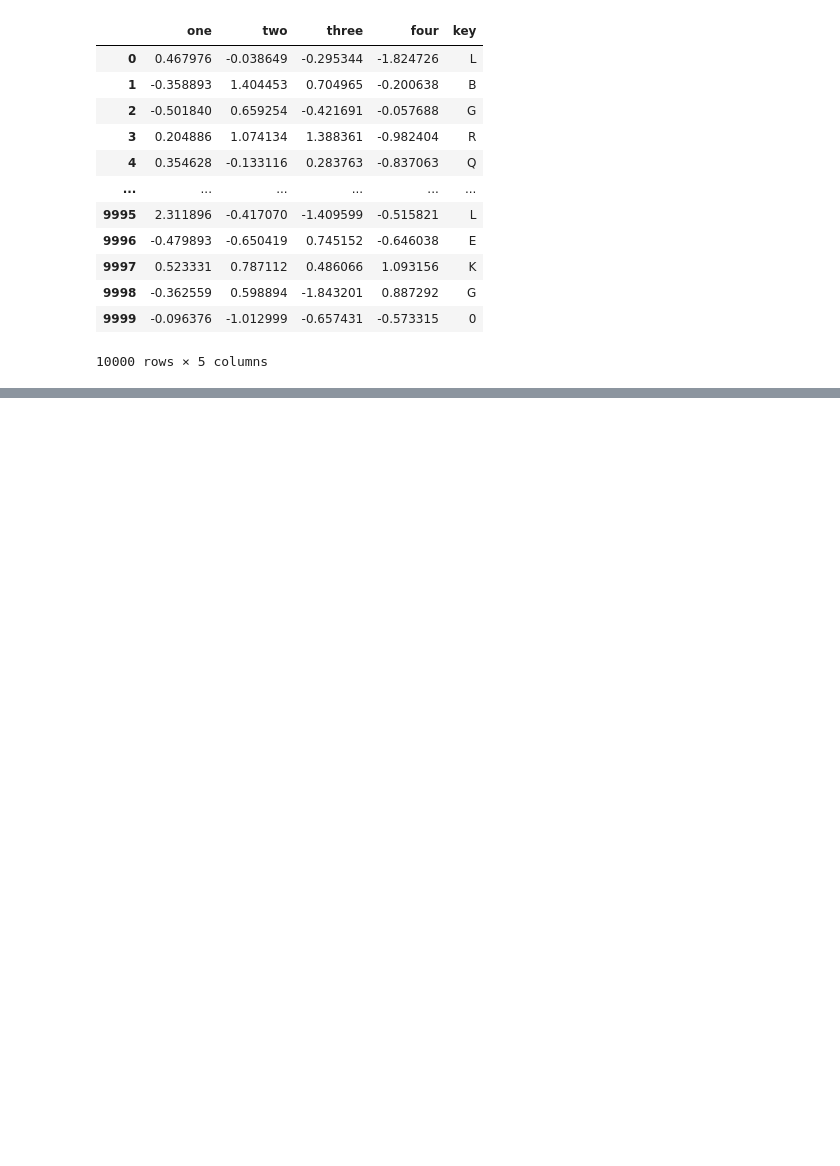
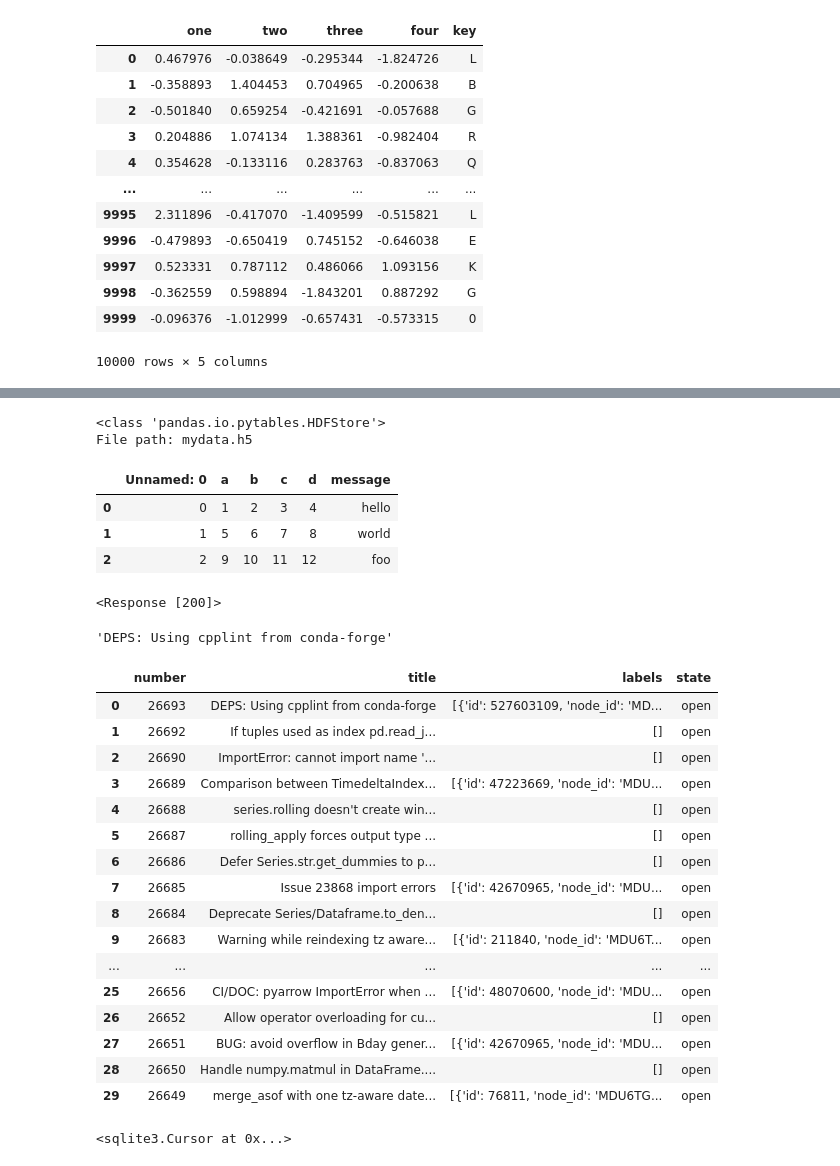
Before and after one commit to aaevan/learning-notes, a Jupyter notebook: chapter 6 notes 06-05-19.ipynb, the cells around one changed output, grey strips where cells are left out. Drawn from its saved outputs; the diff is of its cells as text; code cells hidden in the pictures; blank space fills up the shorter version.

```diff
--- a/chapter 6 notes 06-05-19.ipynb
+++ b/chapter 6 notes 06-05-19.ipynb
@@ -162,0 +490,5 @@ chunker = pd.read_csv('../pydata-book/examples/ex6.csv', chunksize=1000)
+# %%
+store
+# %% [output]
+<class 'pandas.io.pytables.HDFStore'>
+File path: mydata.h5
@@ -162,0 +501,7 @@ chunker = pd.read_csv('../pydata-book/examples/ex6.csv', chunksize=1000)
+# %%
+pd.read_excel(xlsx, 'Sheet1')
+# %% [output]
+|  | Unnamed: 0 | a | b | c | d | message |
+| 0 | 0 | 1 | 2 | 3 | 4 | hello |
+| 1 | 1 | 5 | 6 | 7 | 8 | world |
+| 2 | 2 | 9 | 10 | 11 | 12 | foo |
@@ -162,0 +518,37 @@ chunker = pd.read_csv('../pydata-book/examples/ex6.csv', chunksize=1000)
+# %%
+url = 'https://api.github.com/repos/pandas-dev/pandas/issues'
+# %%
+resp = requests.get(url)
+# %%
+resp
+# %% [output]
+<Response [200]>
+# %%
+data = resp.json()
+# %%
+data[0]['title']
+# %% [output]
+'DEPS: Using cpplint from conda-forge'
+# %%
+issues = pd.DataFrame(data, columns=['number', 'title',
+                                     'labels', 'state'])
+# %%
+issues
+# %% [output]
+|  | number | title | labels | state |
+| 0 | 26693 | DEPS: Using cpplint from conda-forge | [{'id': 527603109, 'node_id': 'MD... | open |
+| 1 | 26692 | If tuples used as index pd.read_j... | [] | open |
+| 2 | 26690 | ImportError: cannot import name '... | [] | open |
+| 3 | 26689 | Comparison between TimedeltaIndex... | [{'id': 47223669, 'node_id': 'MDU... | open |
+| 4 | 26688 | series.rolling doesn't create win... | [] | open |
+| 5 | 26687 | rolling_apply forces output type ... | [] | open |
+| 6 | 26686 | Defer Series.str.get_dummies to p... | [] | open |
+| 7 | 26685 | Issue 23868 import errors | [{'id': 42670965, 'node_id': 'MDU... | open |
+| 8 | 26684 | Deprecate Series/Dataframe.to_den... | [] | open |
+| 9 | 26683 | Warning while reindexing tz aware... | [{'id': 211840, 'node_id': 'MDU6T... | open |
+| ... | ... | ... | ... | ... |
+| 25 | 26656 | CI/DOC: pyarrow ImportError when ... | [{'id': 48070600, 'node_id': 'MDU... | open |
+| 26 | 26652 | Allow operator overloading for cu... | [] | open |
+| 27 | 26651 | BUG: avoid overflow in Bday gener... | [{'id': 42670965, 'node_id': 'MDU... | open |
+| 28 | 26650 | Handle numpy.matmul in DataFrame.... | [] | open |
+| 29 | 26649 | merge_asof with one tz-aware date... | [{'id': 76811, 'node_id': 'MDU6TG... | open |
@@ -162,0 +565,4 @@ chunker = pd.read_csv('../pydata-book/examples/ex6.csv', chunksize=1000)
+# %%
+con.execute(query)
+# %% [output]
+<sqlite3.Cursor at 0x...>
```
Also changed, not shown: parts of 100 cells of this notebook, 5 other files.
